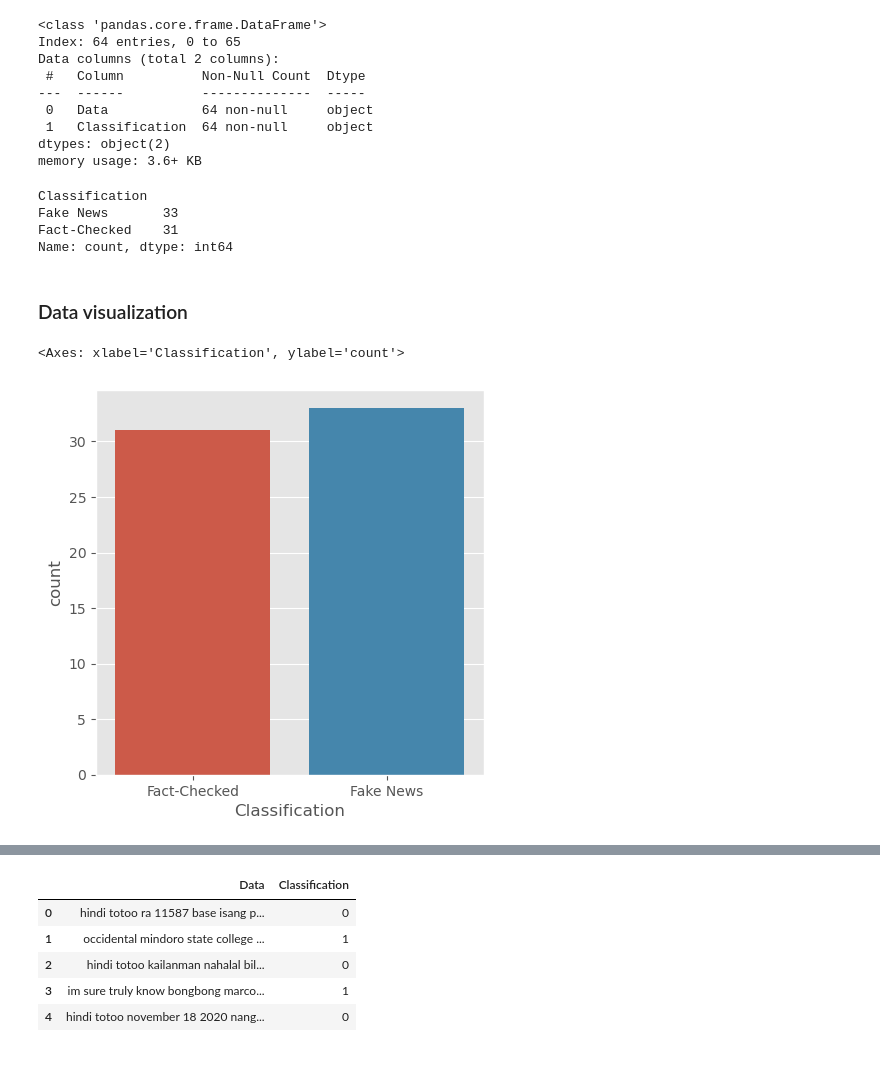
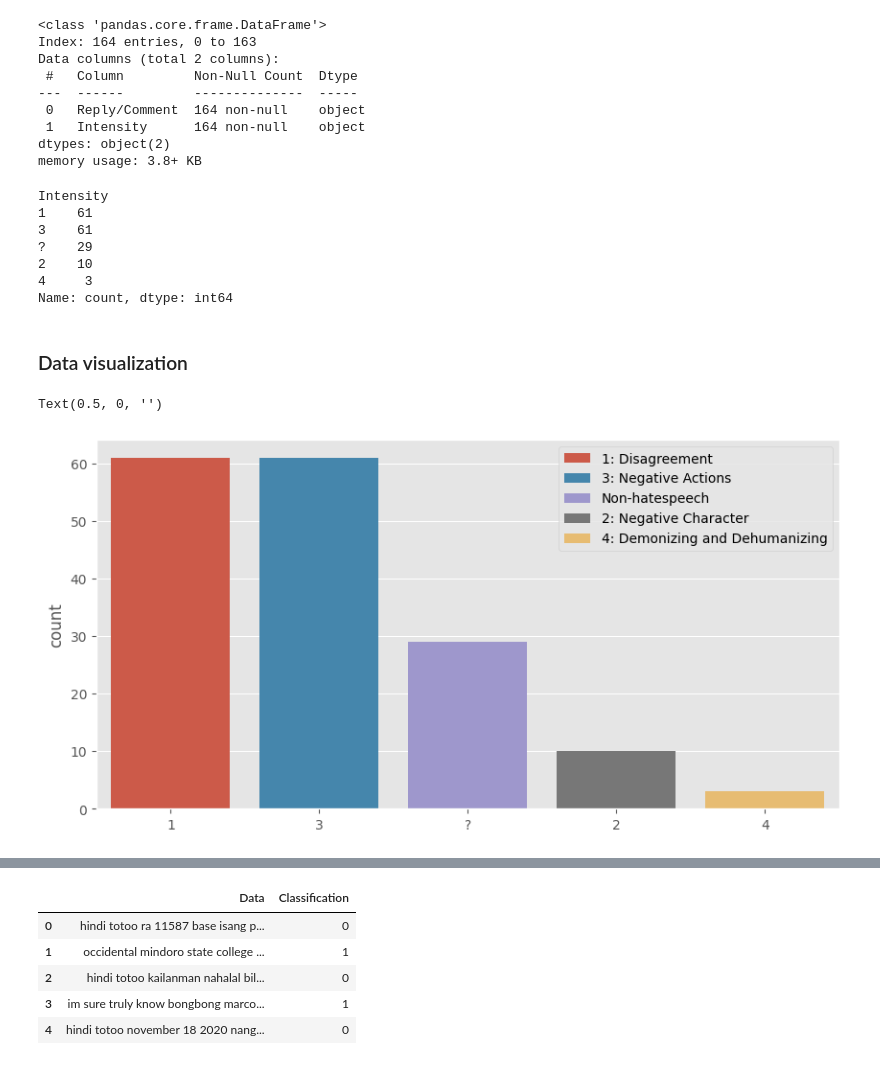
Before and after one commit to jNicoIas/hate_speech_intensity_classifier, a Jupyter notebook: hate_speech.ipynb, the cells around one changed output, grey strips where cells are left out. Saved outputs shown, nothing was run; the diff lists cells and outputs as text; code cells hidden in the pictures.

Commit message:
Updated requirements and read me | Started preprocessing]

```diff
--- a/hate_speech.ipynb
+++ b/hate_speech.ipynb
@@ -19,3 +22,3 @@ from sklearn.metrics import accuracy_score, classification_report, confusion_mat
 # %%
-news_df = pd.read_csv('news_data.csv')
+quora_df = pd.read_csv('dataset/royal_family_quora_comments_dataset.csv')
 # %%
@@ -42,16 +63,16 @@ memory usage: 1.2+ KB
 # %%
-def data_processing(news):
-    news = news.lower()
-    news = re.sub(r"https\S+|www\S+http\S+", '', news, flags = re.MULTILINE)
-    news = re.sub(r'\@w+|\#','', news)
-    news = re.sub(r'[^\w\s]','',news)
-    news = re.sub(r'ð','',news)
-    news = re.sub(r'\n','',news)
-    news = re.sub(r' ng | sa | na | ang | mga | ay | si | ni | ito | pa | rin | may | natin ',' ',news)
-    news = re.sub(r' nga | para | kay | kung | noon | mga | dahil | hindi | noong | mula ',' ',news)
-    news_tokens = word_tokenize(news)
-    filtered_news = [w for w in news_tokens if not w in stop_words]
-    return " ".join(filtered_news)
+def data_processing(text):
+    text = text.lower()
+    text = re.sub(r"https\S+|www\S+http\S+", '', text, flags = re.MULTILINE)
+    text = re.sub(r'\@w+|\#','', text)
+    text = re.sub(r'[^\w\s]','',text)
+    text = re.sub(r'ð','',text)
+    text = re.sub(r'\n','',text)
+    # text = re.sub(r' ng | sa | na | ang | mga | ay | si | ni | ito | pa | rin | may | natin ',' ',text)
+    # text = re.sub(r' nga | para | kay | kung | noon | mga | dahil | hindi | noong | mula ',' ',text)
+    text_tokens = word_tokenize(text)
+    filtered_text = [w for w in text_tokens if not w in stop_words]
+    return " ".join(filtered_text)
 # %%
 import nltk
 nltk.download()
@@ -61,6 +79,5 @@ True
 # %%
-news_df.Data = news_df['Data'].apply(data_processing)
-# display(news_df['Data'][61])
-display(news_df.head(10))
-# display(news_df['Data'][3])
+hate_speech_df['Reply/Comment'] = hate_speech_df['Reply/Comment'].apply(data_processing)
+display(hate_speech_df.tail(10))
+# display(hate_speech_df.head(10))
 # %% [output]
@@ -121,7 +137,6 @@ def lemmatizing(data):
     tweet = [lemmatizer.lemmatize(word) for word in data]
     return data
 # %%
-news_df['Data'] = news_df['Data'].apply(lambda x: lemmatizing(x))
-# display(news_df.head(10))
-display(news_df['Data'][65])
+hate_speech_df['Reply/Comment'] = hate_speech_df['Reply/Comment'].apply(lambda x: lemmatizing(x))
+display(hate_speech_df.head(10))
 # %% [output]
@@ -129,27 +154,32 @@ display(news_df['Data'][65])
 # %%
-news_df.info()
+hate_speech_df.info()
 # %% [output]
 <class 'pandas.core.frame.DataFrame'>
-Index: 64 entries, 0 to 65
+Index: 164 entries, 0 to 163
 Data columns (total 2 columns):
- #   Column          Non-Null Count  Dtype
----  ------          --------------  -----
- 0   Data            64 non-null     object
- 1   Classification  64 non-null     object
+ #   Column         Non-Null Count  Dtype
+---  ------         --------------  -----
+ 0   Reply/Comment  164 non-null    object
+ 1   Intensity      164 non-null    object
 dtypes: object(2)
-memory usage: 3.6+ KB
+memory usage: 3.8+ KB
 # %%
-news_df['Classification'].value_counts()
+hate_speech_df['Intensity'].value_counts()
 # %% [output]
-Classification
-Fake News       33
-Fact-Checked    31
+Intensity
+1    61
+3    61
+?    29
+2    10
+4     3
 Name: count, dtype: int64
 # %% [markdown]
 ### Data visualization
 # %%
-fig = plt.figure(figsize=(5,5))
-sns.countplot(x='Classification', data = news_df)
+fig = plt.figure(figsize=(10,5))
+sns.countplot(x='Intensity', hue="Intensity", dodge=False, data = hate_speech_df, order = hate_speech_df['Intensity'].value_counts().index)
+plt.legend(labels = ['1: Disagreement', '3: Negative Actions', "Non-hatespeech" ,"2: Negative Character","4: Demonizing and Dehumanizing"])
+plt.xlabel('')
 # %% [output]
-<Axes: xlabel='Classification', ylabel='count'>
+Text(0.5, 0, '')
-[figure, old version]
+[figure, new version]
```
Also changed, not shown: parts of 11 cells of this notebook, 2 other files.
